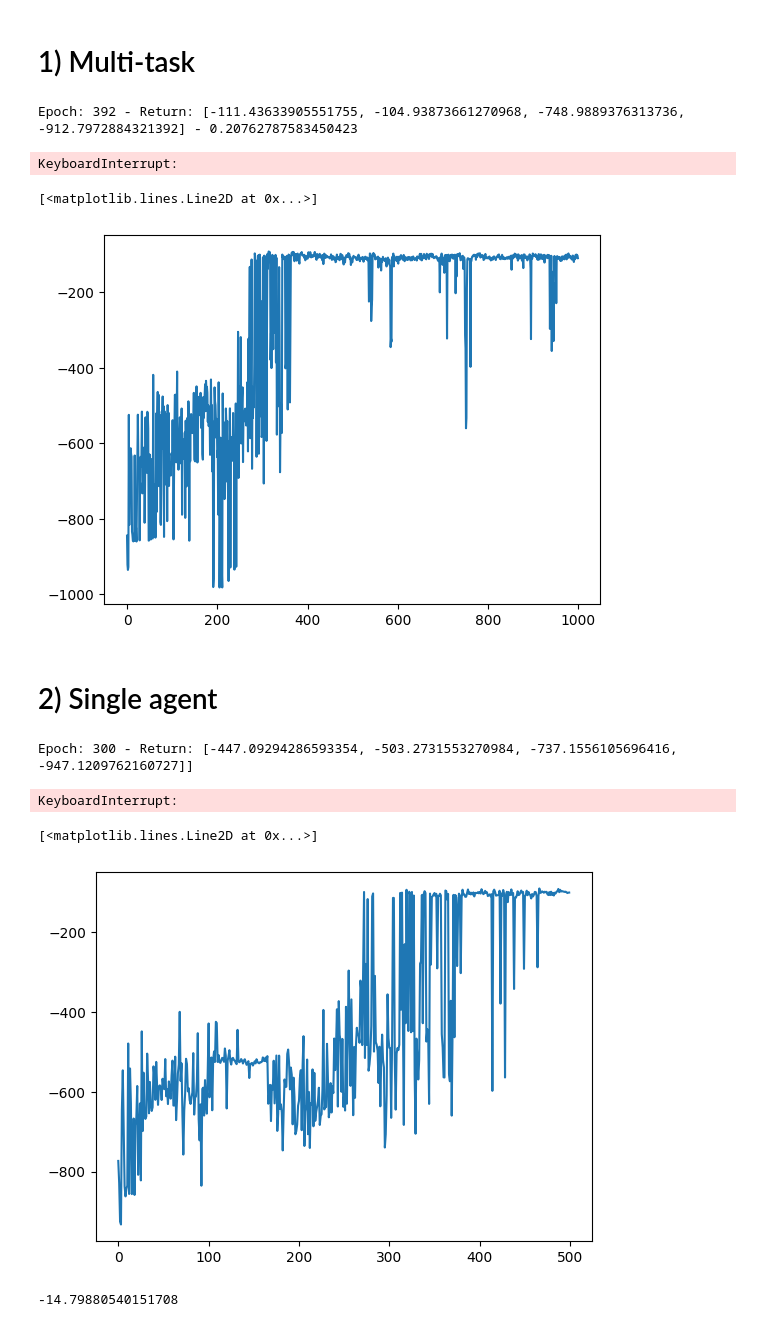
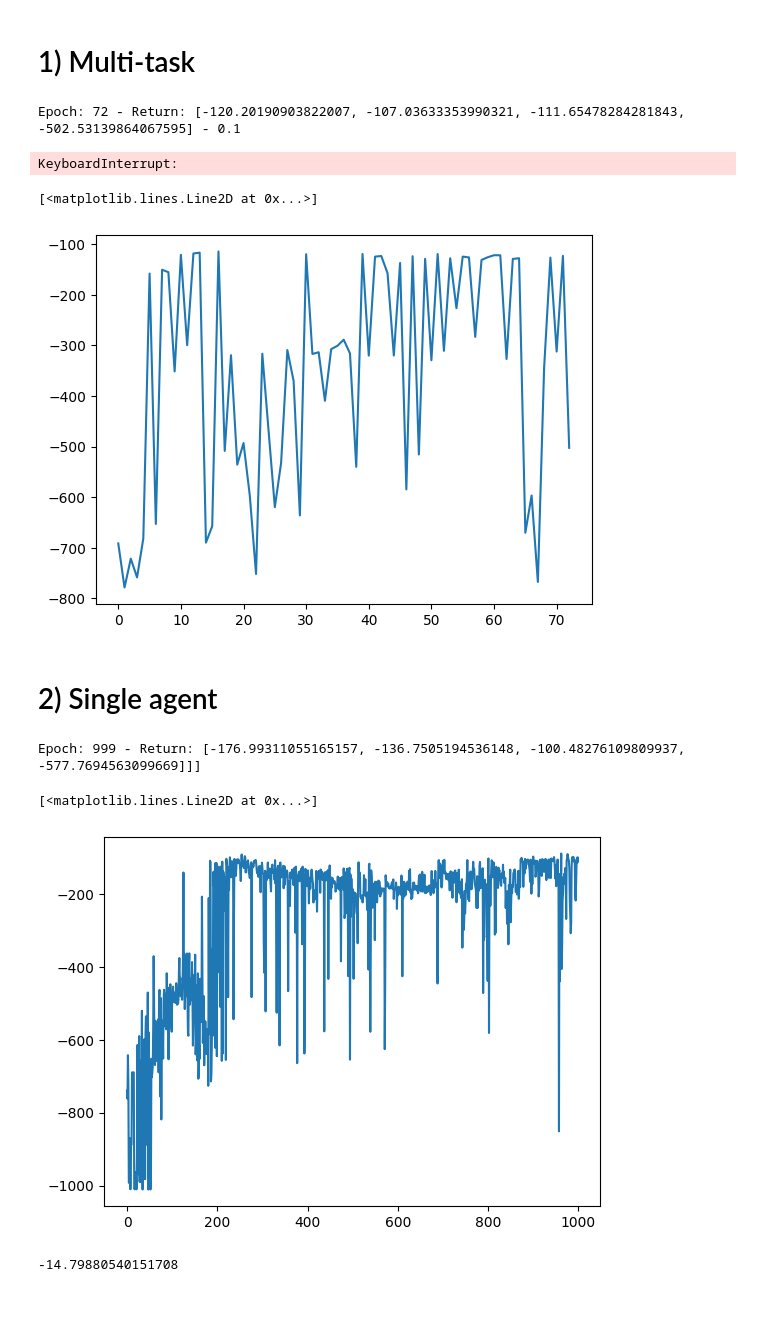
Before and after one commit to sergiorozada12/multi-task-lrrl, a Jupyter notebook: pendexp.ipynb, the cells around one changed output. Cells and saved outputs as stored; diff of their text form; code cells hidden in the pictures.

```diff
--- a/pendexp.ipynb
+++ b/pendexp.ipynb
@@ -15,7 +15,7 @@ from src.trainer import QNetworkTrainer, QNetworkTester
 from src.models import PARAFAC
 # %%
 gs = [10.0, 10.0, 10.0, 10.0]
-ms = [0.1, 0.2, 0.5, 1.0]
+ms = [0.01, 0.1, 0.5, 1.0]
 ls = [1.0, 1.0, 0.5, 0.5]
 
 envs = [PendulumEnv(g=gs[i], m=ms[i], l=ls[i]) for i in range(len(gs))]
@@ -74,7 +74,8 @@ def select_action(Q, s_idx, epsilon):
     if np.random.rand() < epsilon:
         idx = np.random.choice(nA)
     else:
-        idx = Q(s_idx).argmax().item()
+        with torch.no_grad():
+            idx = Q(s_idx).argmax().item()
 
     a = discretizer.get_action_from_index(idx)
     return a, idx
@@ -246,18 +247,18 @@ for episode in range(E):
         Gs[env_idx].append(G)
     print(f"\rEpoch: {episode} - Return: {[Gs[i][-1] for i in range(nT)]} - {eps}", end="")
 # %% [output]
-Epoch: 392 - Return: [-111.43633905551755, -104.93873661270968, -748.9889376313736, -912.7972884321392] - 0.20762787583450423
+Epoch: 72 - Return: [-120.20190903822007, -107.03633353990321, -111.65478284281843, -502.53139864067595] - 0.1
 KeyboardInterrupt:
 # %%
 testid = 3
 plt.plot(Gs[testid])
 # %% [output]
 [<matplotlib.lines.Line2D at 0x...>]
-[figure, old version]
+[figure, new version]
 # %% [markdown]
 # 2) Single agent
 # %%
-E = 500
+E = 1_000
 H = 100
 lr = 0.01
 eps = 1.0
@@ -315,14 +316,13 @@ for episode in range(E):
         Gs[env_idx].append(G)
     print(f"\rEpoch: {episode} - Return: {[Gs[i][-1] for i in range(nT)]}", end="")
 # %% [output]
-Epoch: 300 - Return: [-447.09294286593354, -503.2731553270984, -737.1556105696416, -947.1209762160727]]
+Epoch: 999 - Return: [-176.99311055165157, -136.7505194536148, -100.48276109809937, -577.7694563099669]]]
-KeyboardInterrupt:
 # %%
-testid = 3
+testid = 2
 plt.plot(Gs[testid])
 # %% [output]
 [<matplotlib.lines.Line2D at 0x...>]
-[figure, old version]
+[figure, new version]
 # %%
 G = run_test_episode(Q, env_idx)
 G
```
Also changed, not shown: parts of 2 cells of this notebook, 5 other files.
